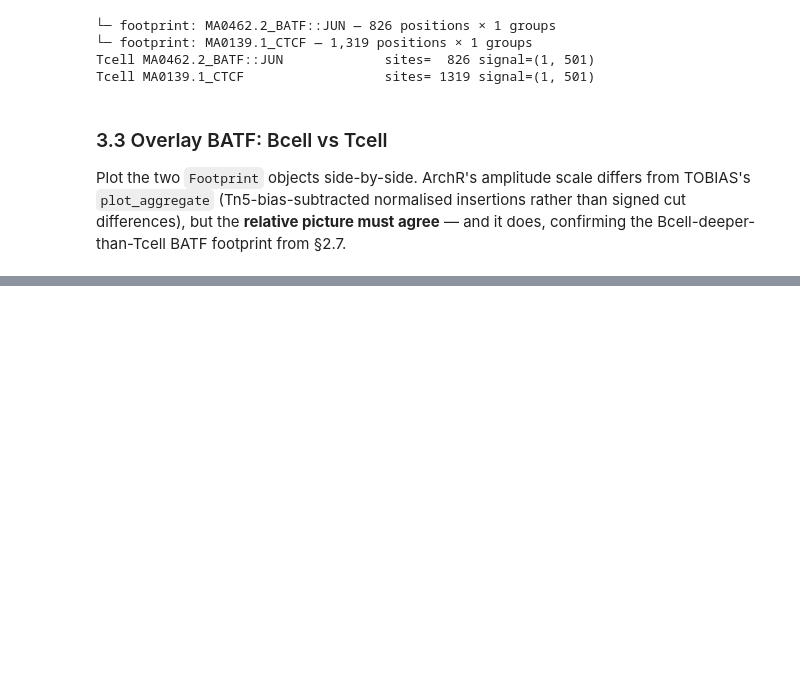
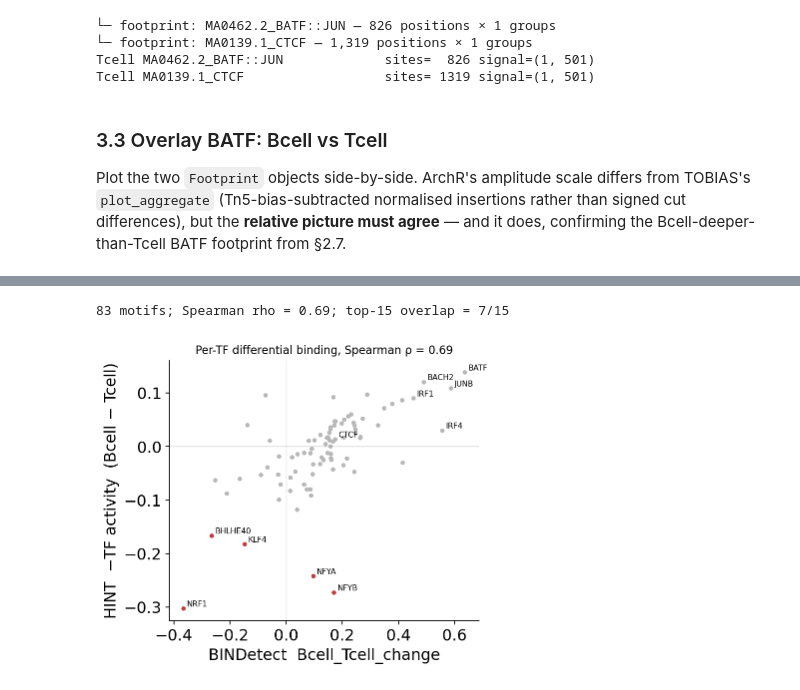
Before and after one commit to aristoteleo/epione, a Jupyter notebook: epione_guide/tutorials/bulk/t_footprint.ipynb, the cells around one changed output, grey strips where cells are left out. Saved outputs shown, nothing was run; the diff lists cells and outputs as text; code cells hidden in the pictures; blank space fills up the shorter version.

```diff
--- a/epione_guide/tutorials/bulk/t_footprint.ipynb
+++ b/epione_guide/tutorials/bulk/t_footprint.ipynb
@@ -455,0 +628,31 @@ The biology recovers **the same way in both backends**: on this chr4 subset BATF
+# %%
+from scipy.stats import spearmanr
+
+bd = bindetect_tab.assign(key=bindetect_tab['motif_id'] + '.' + bindetect_tab['name'])
+both = bd.set_index('key')[['name', 'Bcell_Tcell_change', 'Bcell_Tcell_pvalue']].join(
+    hint_diff.stats[['TF_Activity', 'P_values']], how='inner')
+both['hint_B_minus_T'] = -both['TF_Activity']
+rho = spearmanr(both['Bcell_Tcell_change'], both['hint_B_minus_T']).statistic
+top = lambda col: set(both.sort_values(col).index[:15])
+overlap = len(top('Bcell_Tcell_pvalue') & top('P_values'))
+print(f'{len(both)} motifs; Spearman rho = {rho:.2f}; top-15 overlap = {overlap}/15')
+
+fig, ax = plt.subplots(figsize=(5.2, 4.4))
+sig = both['P_values'] < 0.05
+ax.scatter(both['Bcell_Tcell_change'], both['hint_B_minus_T'], s=16, lw=0,
+           c=np.where(sig, '#c13e3e', '#b8b8b8'))
+for name, r in both.iterrows():
+    if sig[name] or r['name'] in ('BATF', 'CTCF') or abs(r['Bcell_Tcell_change']) > 0.45:
+        ax.annotate(r['name'], (r['Bcell_Tcell_change'], r['hint_B_minus_T']),
+                    fontsize=7, xytext=(3, 2), textcoords='offset points')
+ax.axhline(0, color='#888', lw=0.5); ax.axvline(0, color='#888', lw=0.5)
+ax.set_xlabel('BINDetect  Bcell_Tcell_change')
+ax.set_ylabel('HINT  −TF activity  (Bcell − Tcell)')
+ax.set_title(f'Per-TF differential binding, Spearman ρ = {rho:.2f}', fontsize=10)
+for sp in ('top', 'right'):
+    ax.spines[sp].set_visible(False)
+plt.tight_layout()
+fig
+# %% [output]
+83 motifs; Spearman rho = 0.69; top-15 overlap = 7/15
+[figure, added]
```
Also changed, not shown: parts of 20 cells of this notebook, 1 other file.
